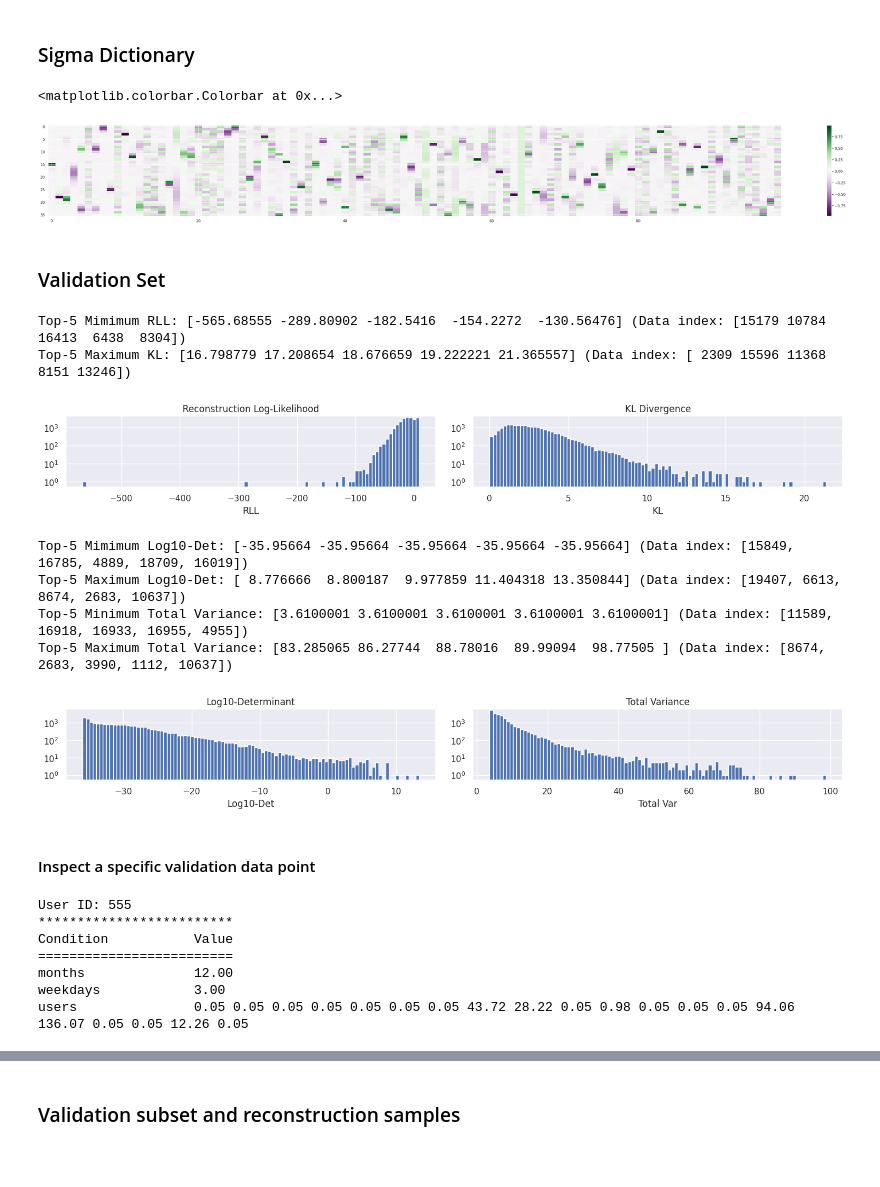
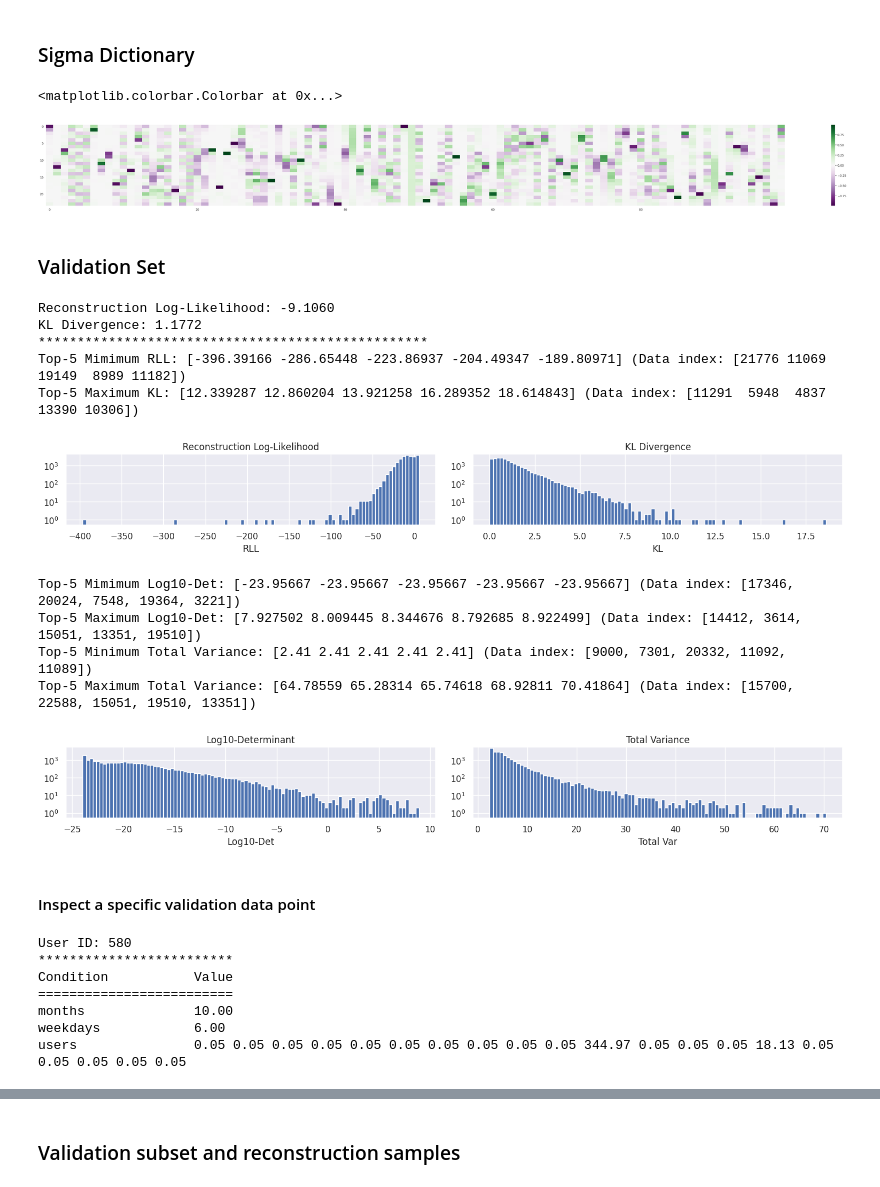
Before and after one commit to kabolat/behavio-temporal-vae, a Jupyter notebook: notebooks/sdg_baseline.ipynb, the cells around one changed output, grey strips where cells are left out. Drawn from its saved outputs; the diff is of its cells as text; code cells hidden in the pictures; blank space fills up the shorter version.

```diff
--- a/notebooks/sdg_baseline.ipynb
+++ b/notebooks/sdg_baseline.ipynb
@@ -125,16 +122,17 @@ conditioner = datasets.Conditioner(**condition_kwargs, condition_set=condition_s
 #### Set Resolution
 # %%
 RESOLUTION = 1 #in hours
+PAD = 0
 
 if RESOLUTION == 12:
     X = np.reshape(data, (-1, 24))
     X = np.reshape(np.concatenate([X[:,6:], X[:,:6]], axis=-1), (num_users, num_days, int(24/RESOLUTION), int(RESOLUTION))).sum(axis=-1)    #circle shift the last dimension of X
 else:
     X = np.reshape(data, (num_users, num_days, int(24/RESOLUTION), int(RESOLUTION))).sum(axis=-1)
-    X = np.concatenate((X[:,:-2,-6:], X[:,1:-1,:], X[:,2:,:6]), axis=-1)
+    if PAD != 0: X = np.concatenate((X[:,:-(PAD//24+2),-PAD:], X[:,(PAD//24+1):-(PAD//24+1),:], X[:,(PAD//24+2):,:PAD]), axis=-1)
 
 condition_set = {k: np.reshape(v, (num_users, num_days, -1)) for k, v in condition_set.items()}
-condition_set = {k: v[:,1:-1,:] for k, v in condition_set.items()}
+if PAD != 0: condition_set = {k: v[:,1:-1,:] for k, v in condition_set.items()}
 
 num_days = X.shape[1]
 # %% [markdown]
@@ -299,9 +297,12 @@ Number of Validation Points: 22801
 distribution_dict = {"posterior": {"dist_type": "normal",
                                     "learn_sigma": True,
                                     "sigma_lim": 0.1,
-                                    "num_neurons": 300,
-                                    "num_hidden_layers": 8,
-                                    "dropout": False,
+                                    "total_max_std": 3.0,
+                                    "mu_upper_lim": 5.0,
+                                    "mu_lower_lim": -5.0,
+                                    "num_neurons": 1000,
+                                    "num_hidden_layers": 2,
+                                    "dropout": True,
                                     "dropout_rate": 0.20,
                                     "batch_normalization": True,
                                     "resnet": True},
@@ -312,11 +313,10 @@ distribution_dict = {"posterior": {"dist_type": "normal",
                                     "marginal_var_lim": 0.1,
                                     "total_max_std": 3.0,
                                     "mu_upper_lim": 5.0,
-                                    "mu_lower_lim": ZERO_ID - 1.0,
-                                    "sigma_fixed": 0.1,
-                                    "num_neurons": 300,
-                                    "num_hidden_layers": 7,
-                                    "dropout": False,
+                                    "mu_lower_lim": ZERO_ID,
+                                    "num_neurons": 1000,
+                                    "num_hidden_layers": 2,
+                                    "dropout": True,
                                     "dropout_rate": 0.20,
                                     "batch_normalization": True,
                                     "resnet": True}
@@ -339,8 +339,8 @@ Number of decoder parameters: 965236
 train_kwargs = {
                 "lr": 5e-4,
                 "beta": 1.0,
-                "num_mc_samples": 1,
-                "epochs": 1000,
+                "num_mc_samples": 16,
+                "epochs": 120,
                 "verbose_freq": 100,
                 "tensorboard": True,
                 "batch_size": 1024,
@@ -350,7 +350,7 @@ train_kwargs = {
                 }
 # %%
 trainloader = torch.utils.data.DataLoader(trainset, batch_size=train_kwargs["batch_size"], shuffle=True, drop_last=True, num_workers=1, pin_memory=True)
-valloader = torch.utils.data.DataLoader(valset, batch_size=train_kwargs["batch_size"]*8, shuffle=False, drop_last=False, num_workers=4, pin_memory=False)
+valloader = torch.utils.data.DataLoader(valset, batch_size=train_kwargs["batch_size"]*16, shuffle=False, drop_last=False, num_workers=4, pin_memory=False)
 
 # trainloader = torch.utils.data.DataLoader(trainset, batch_size=train_kwargs["batch_size"], shuffle=True, drop_last=True)
 # valloader = torch.utils.data.DataLoader(valset, batch_size=train_kwargs["batch_size"]*8, shuffle=False, drop_last=False)
@@ -453,11 +452,13 @@ Conditioner loaded from runs/Jul03_10-59-22_iepg-compute1.ewi.tudelft.nl/conditi
 ### Sigma Dictionary
 # %%
 fig, ax = plt.subplots(figsize=(50,5))
+fig.tight_layout()
 im = ax.imshow(model.decoder.get_SigmaMapper().detach().numpy(), aspect='auto', cmap='PRGn', interpolation='none')
+ax.grid(False)
 fig.colorbar(im, ax=ax)
 # %% [output]
 <matplotlib.colorbar.Colorbar at 0x...>
-[figure, old version]
+[figure, new version]
 # %% [markdown]
 ### Validation Set
 # %%
@@ -479,6 +480,9 @@ x_rec_denorm_sigma_high = utils.zero_preserved_log_denormalize(x_rec_mu + 2*x_re
 rll_val = model.reconstruction_loglikelihood(x_val, x_rec["params"]).detach().numpy()
 kl_val = model.kl_divergence(z_rec["params"], prior_params=model.prior_params).detach().numpy()
 
+print(f"Reconstruction Log-Likelihood: {rll_val.mean():.4f}")
+print(f"KL Divergence: {kl_val.mean():.4f}")
+print("*"*50)
 print(f"Top-5 Mimimum RLL: {np.sort(rll_val)[:5]} (Data index: {np.argsort(rll_val)[:5]})")
 print(f"Top-5 Maximum KL: {np.sort(kl_val)[-5:]} (Data index: {np.argsort(kl_val)[-5:]})")
 fig, ax = plt.subplots(1,2, figsize=(15,2))
@@ -493,9 +497,12 @@ ax[0].set_ylim(0.5, max(h_rll[0].max(), h_kl[0].max())*1.1)
 ax[1].set_ylim(0.5, max(h_rll[0].max(), h_kl[0].max())*1.1)
 plt.show()
 # %% [output]
-Top-5 Mimimum RLL: [-565.68555 -289.80902 -182.5416  -154.2272  -130.56476] (Data index: [15179 10784 16413  6438  8304])
-Top-5 Maximum KL: [16.798779 17.208654 18.676659 19.222221 21.365557] (Data index: [ 2309 15596 11368  8151 13246])
+Reconstruction Log-Likelihood: -9.1060
+KL Divergence: 1.1772
+**************************************************
+Top-5 Mimimum RLL: [-396.39166 -286.65448 -223.86937 -204.49347 -189.80971] (Data index: [21776 11069 19149  8989 11182])
+Top-5 Maximum KL: [12.339287 12.860204 13.921258 16.289352 18.614843] (Data index: [11291  5948  4837 13390 10306])
-[figure, old version]
+[figure, new version]
 # %%
 x_val_log10det = x_val_Sigma.logdet() * np.log10(np.e)
 x_val_total_var = torch.diagonal(x_val_Sigma, dim1=-1, dim2=-2).sum(-1)
@@ -517,15 +524,15 @@ ax[0].set_ylim(0.5, max(h_logdet[0].max(), h_corr[0].max())*1.1)
 ax[1].set_ylim(0.5, max(h_logdet[0].max(), h_corr[0].max())*1.1)
 plt.show()
 # %% [output]
-Top-5 Mimimum Log10-Det: [-35.95664 -35.95664 -35.95664 -35.95664 -35.95664] (Data index: [15849, 16785, 4889, 18709, 16019])
-Top-5 Maximum Log10-Det: [ 8.776666  8.800187  9.977859 11.404318 13.350844] (Data index: [19407, 6613, 8674, 2683, 10637])
-Top-5 Minimum Total Variance: [3.6100001 3.6100001 3.6100001 3.6100001 3.6100001] (Data index: [11589, 16918, 16933, 16955, 4955])
-Top-5 Maximum Total Variance: [83.285065 86.27744  88.78016  89.99094  98.77505 ] (Data index: [8674, 2683, 3990, 1112, 10637])
+Top-5 Mimimum Log10-Det: [-23.95667 -23.95667 -23.95667 -23.95667 -23.95667] (Data index: [17346, 20024, 7548, 19364, 3221])
+Top-5 Maximum Log10-Det: [7.927502 8.009445 8.344676 8.792685 8.922499] (Data index: [14412, 3614, 15051, 13351, 19510])
+Top-5 Minimum Total Variance: [2.41 2.41 2.41 2.41 2.41] (Data index: [9000, 7301, 20332, 11092, 11089])
+Top-5 Maximum Total Variance: [64.78559 65.28314 65.74618 68.92811 70.41864] (Data index: [15700, 22588, 15051, 19510, 13351])
-[figure, old version]
+[figure, new version]
 # %% [markdown]
 #### Inspect a specific validation data point
 # %%
-val_data_idx = 15179
+val_data_idx = 21776
 
 print(f"User ID: {user_ids_val[val_data_idx]}")
 print("*"*25)
@@ -534,10 +541,10 @@ print("="*25)
 for k, v in x_val_conditions.items():
     print(f"{k:<20}" + " ".join([f"{x:.2f}" for x in v[val_data_idx]]))
 # %% [output]
-User ID: 555
+User ID: 580
 *************************
 Condition           Value
 =========================
-months              12.00
-weekdays            3.00
-users               0.05 0.05 0.05 0.05 0.05 0.05 0.05 43.72 28.22 0.05 0.98 0.05 0.05 0.05 94.06 136.07 0.05 0.05 12.26 0.05
+months              10.00
+weekdays            6.00
+users               0.05 0.05 0.05 0.05 0.05 0.05 0.05 0.05 0.05 0.05 344.97 0.05 0.05 0.05 18.13 0.05 0.05 0.05 0.05 0.05
```
Also changed, not shown: parts of 25 cells of this notebook, 1 other file.
